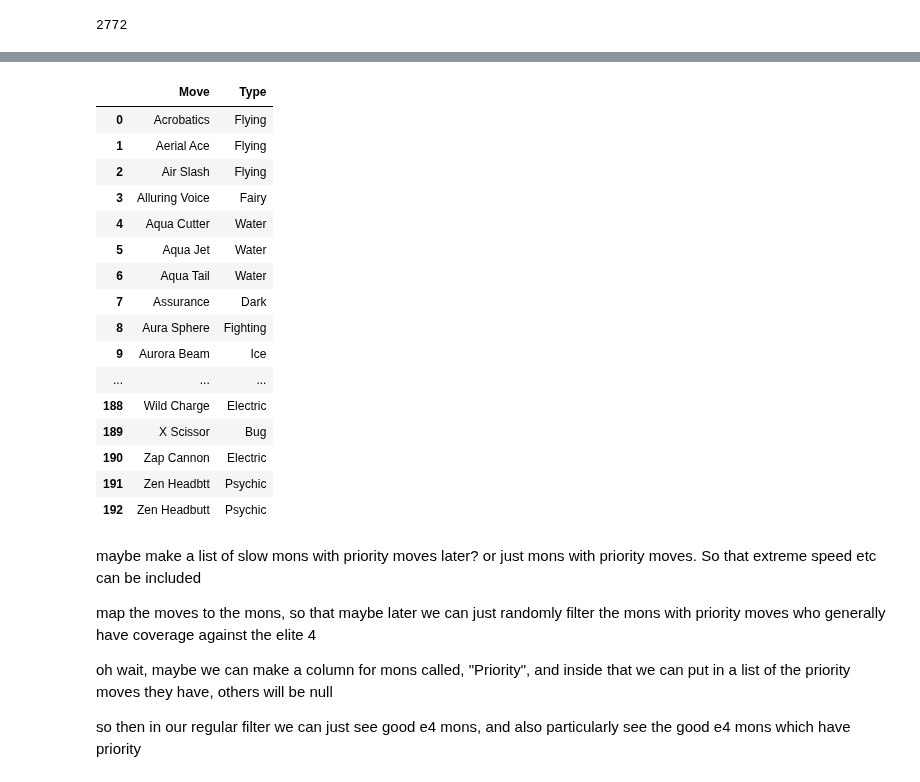
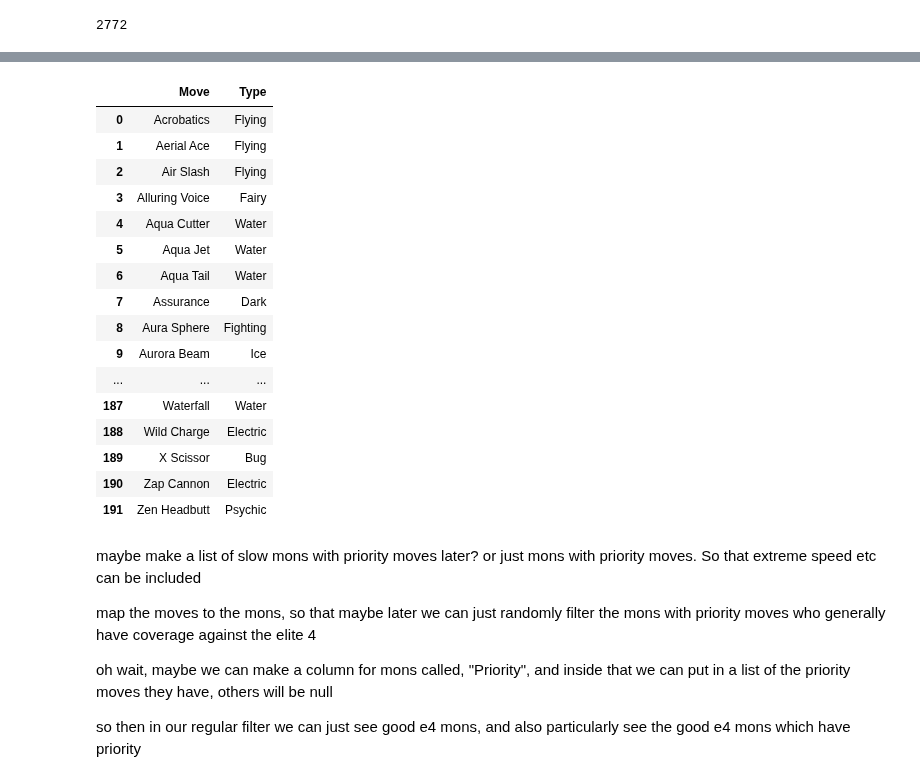
Before and after one commit to SrijanBadhya/pokemon-elite-4, a Jupyter notebook: Pokemon.ipynb, the cells around one changed output, grey strips where cells are left out. Drawn from its saved outputs; the diff is of its cells as text; code cells hidden in the pictures.

```diff
--- a/Pokemon.ipynb
+++ b/Pokemon.ipynb
@@ -381,32 +476,34 @@ smthh
 # %%
+pd.set_option('display.max_rows', None)
+
 #if not isinstance(moveslist,pd.DataFrame):
     #moveslist2=moveslist.to_frame(name='Move')
 moveslist2=moveslist.to_frame(name='Move')
 moveslist2['Type']=typeslist
 #moveslist2=moveslist2[:-1] #there's something extremely weird with the last row
 moveslist2=(moveslist2.drop_duplicates()
             .sort_values(by='Move')
             .reset_index()
             .drop(columns='index'))
 moveslist2
 # %% [output]
 |  | Move | Type |
 | 0 | Acrobatics | Flying |
 | 1 | Aerial Ace | Flying |
 | 2 | Air Slash | Flying |
 | 3 | Alluring Voice | Fairy |
 | 4 | Aqua Cutter | Water |
 | 5 | Aqua Jet | Water |
 | 6 | Aqua Tail | Water |
 | 7 | Assurance | Dark |
 | 8 | Aura Sphere | Fighting |
 | 9 | Aurora Beam | Ice |
 | ... | ... | ... |
+| 187 | Waterfall | Water |
 | 188 | Wild Charge | Electric |
 | 189 | X Scissor | Bug |
 | 190 | Zap Cannon | Electric |
-| 191 | Zen Headbtt | Psychic |
-| 192 | Zen Headbutt | Psychic |
+| 191 | Zen Headbutt | Psychic |
 # %%
 pd.set_option('display.max_rows', 5)
 # %% [markdown]
```
Also changed, not shown: parts of 10 cells of this notebook, 1 other file.
